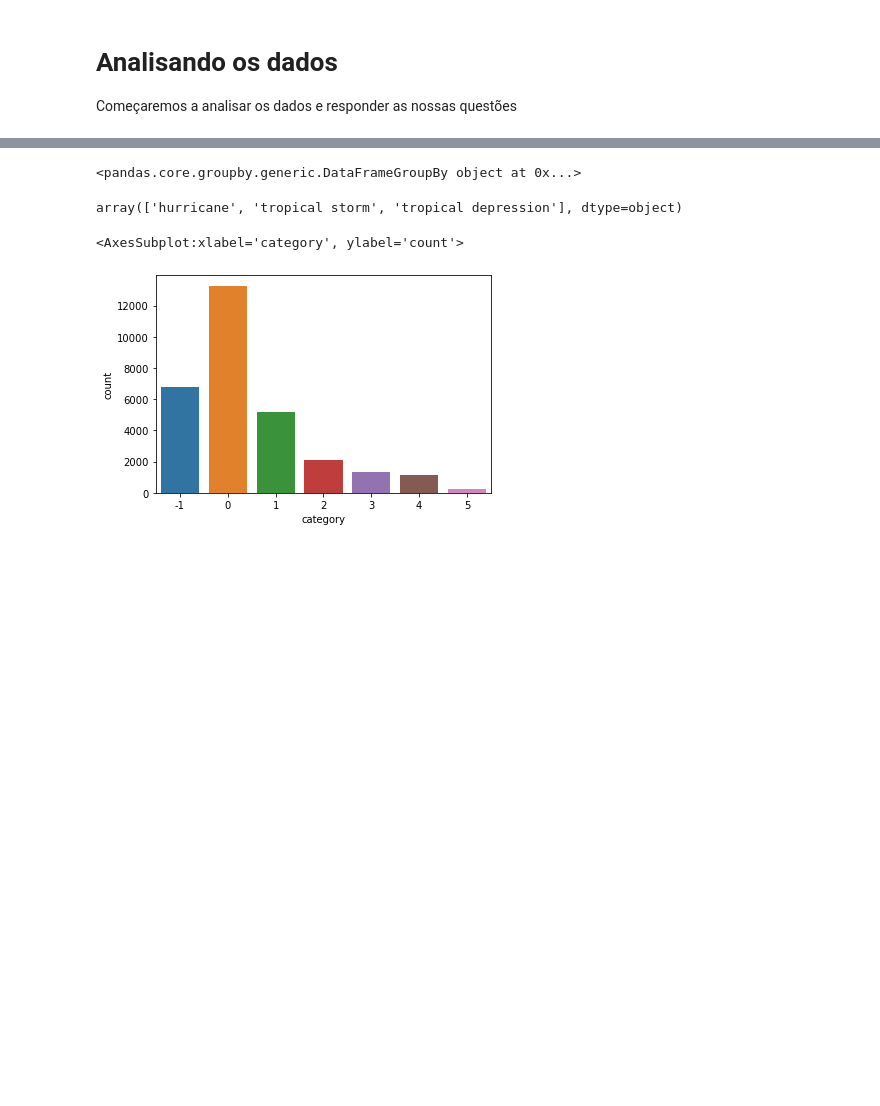
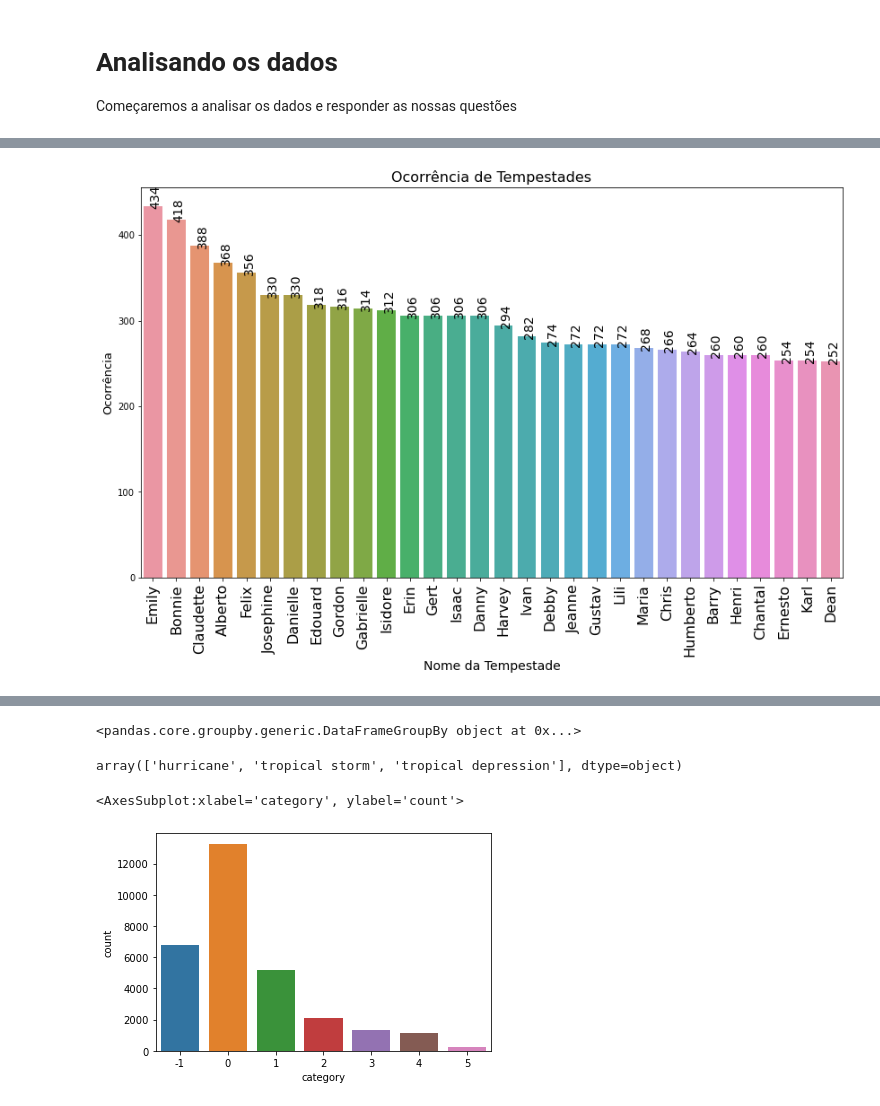
Before and after one commit to Jeferson-Peter/DataScience-Storm-Analytics, a Jupyter notebook: storm_analytics.ipynb, the cells around one changed output, grey strips where cells are left out. Drawn from its saved outputs; the diff is of its cells as text; code cells hidden in the pictures; blank space fills up the shorter version.

Commit message:
Added visualization for most frequent storms

```diff
--- a/storm_analytics.ipynb
+++ b/storm_analytics.ipynb
@@ -203,0 +226,22 @@ Name: name, Length: 306, dtype: int64
+# %%
+# Filtering date based on "name" and count of each values
+most_frequent_storms = df_real_names[df_real_names['name'].isin(
+        df_real_names['name'].value_counts()[df_real_names['name'].value_counts()>250].index)]
+
+# Order by clause, to sort the graphic plot
+order_by_clause = most_frequent_storms['name'].value_counts().index
+
+fig, ax = plt.subplots(figsize=(14,8))
+sns.countplot(most_frequent_storms['name'], order=order_by_clause, ax=ax)
+for p in ax.patches:
+        ax.annotate('{}'.format(p.get_height()),
+                    (p.get_x()+0.25, p.get_height()+0.1),
+                    rotation=90,
+                    fontsize=14)
+plt.title("Ocorrência de Tempestades", fontsize=16)
+plt.xlabel("Nome da Tempestade", fontsize=14)
+plt.ylabel("Ocorrência", fontsize=13)
+plt.xticks(rotation=90, fontsize=16)
+plt.show()
+# %% [output]
+[figure, added]
```
Also changed, not shown: parts of 12 cells of this notebook.
